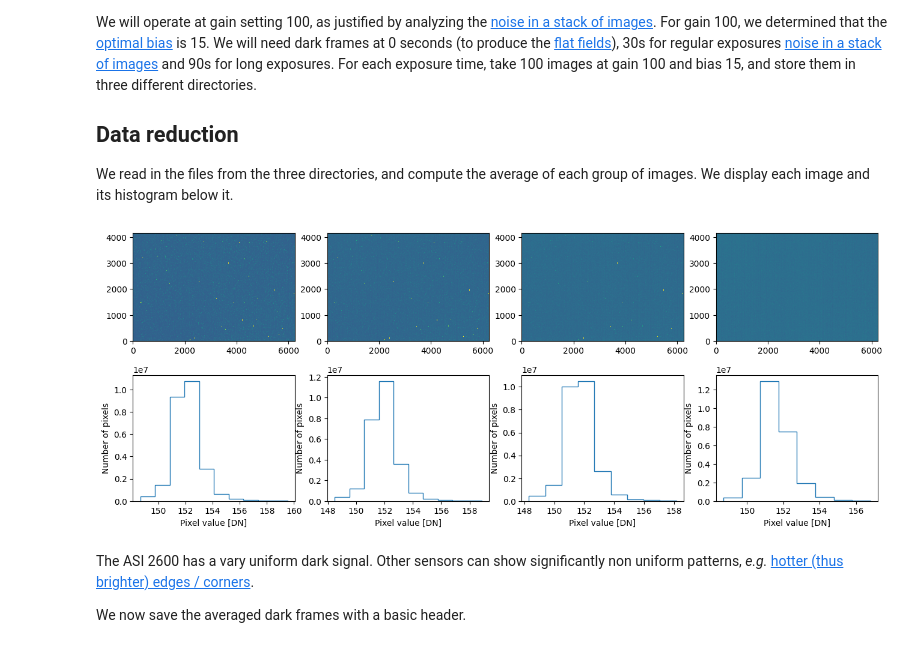
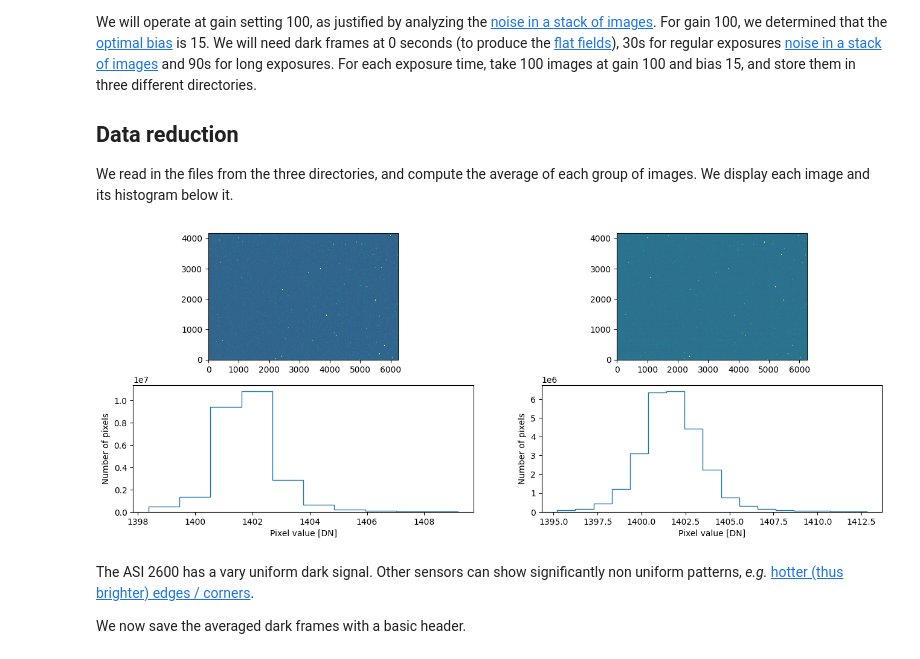
Before and after one commit to frederic-auchere/OHP, a Jupyter notebook: darks.ipynb, the cells around one changed output. Cells and saved outputs as stored; diff of their text form; code cells hidden in the pictures.

```diff
--- a/darks.ipynb
+++ b/darks.ipynb
@@ -29,35 +29,37 @@ import inout
 
 # Replace by your directories
 paths = [r'D:\Astro\ASI2600MM\20230715\Darks_G100_O15_T-5_90s\CameraCCD_1\2023-07-15',
          r'D:\Astro\ASI2600MM\20230715\Darks_G100_O15_T-5_60s\CameraCCD_1\2023-07-15',
          r'D:\Astro\ASI2600MM\20230715\Darks_G100_O15_T-5_30s\CameraCCD_1\2023-07-15',
          r'D:\Astro\ASI2600MM\20230715\Darks_G100_O15_T-5_00s\CameraCCD_1\2023-07-15'
          ]
+paths = [r'C:\Users\fauchere\Pictures\ASI2600MM\20240716\Darks\DARK',
+         r'C:\Users\fauchere\Pictures\ASI2600MM\20240716\Darks\DARK']
 
 fix, axes = plt.subplots(2, len(paths), figsize=(16, 6))
 
 dark_frames = []  # used to save the stacked dark frames
 base_headers = []  # used to save one header for later
 for i, path in enumerate(paths):
-        files = glob.glob(os.path.join(path, '*.fit'))
+        files = glob.glob(os.path.join(path, '*.fits'))
         # Averages the dark frames
         dark_frame = 0.0
         for f in tqdm(files):
             dark = fits.getdata(f)
             dark_frame = dark_frame + dark
         dark_frame = dark_frame / len(files)
 
         dark_frames.append(dark_frame)
         base_headers.append(fits.getheader(files[0]))
 
         norm = ImageNormalize(dark_frame, stretch=LinearStretch(), interval=PercentileInterval(99))
 
         axes[0, i].imshow(dark_frame, norm=norm, origin='lower')
         axes[1, i].hist(dark_frame.flatten(), histtype='step', bins=int(norm.vmax - norm.vmin), range=[norm.vmin, norm.vmax])
         axes[1, i].set_xlabel('Pixel value [DN]')
         axes[1, i].set_ylabel('Number of pixels')
 # %% [output]
-[figure, old version]
+[figure, new version]
 # %% [markdown]
 The ASI 2600 has a vary uniform dark signal. Other sensors can show significantly non uniform patterns, *e.g.* [hotter (thus brighter) edges / corners](https://www.cloudynights.com/uploads/monthly_01_2016/post-199816-0-67542700-1452139850.jpg).
 
```
Also changed, not shown: 2 other files.
